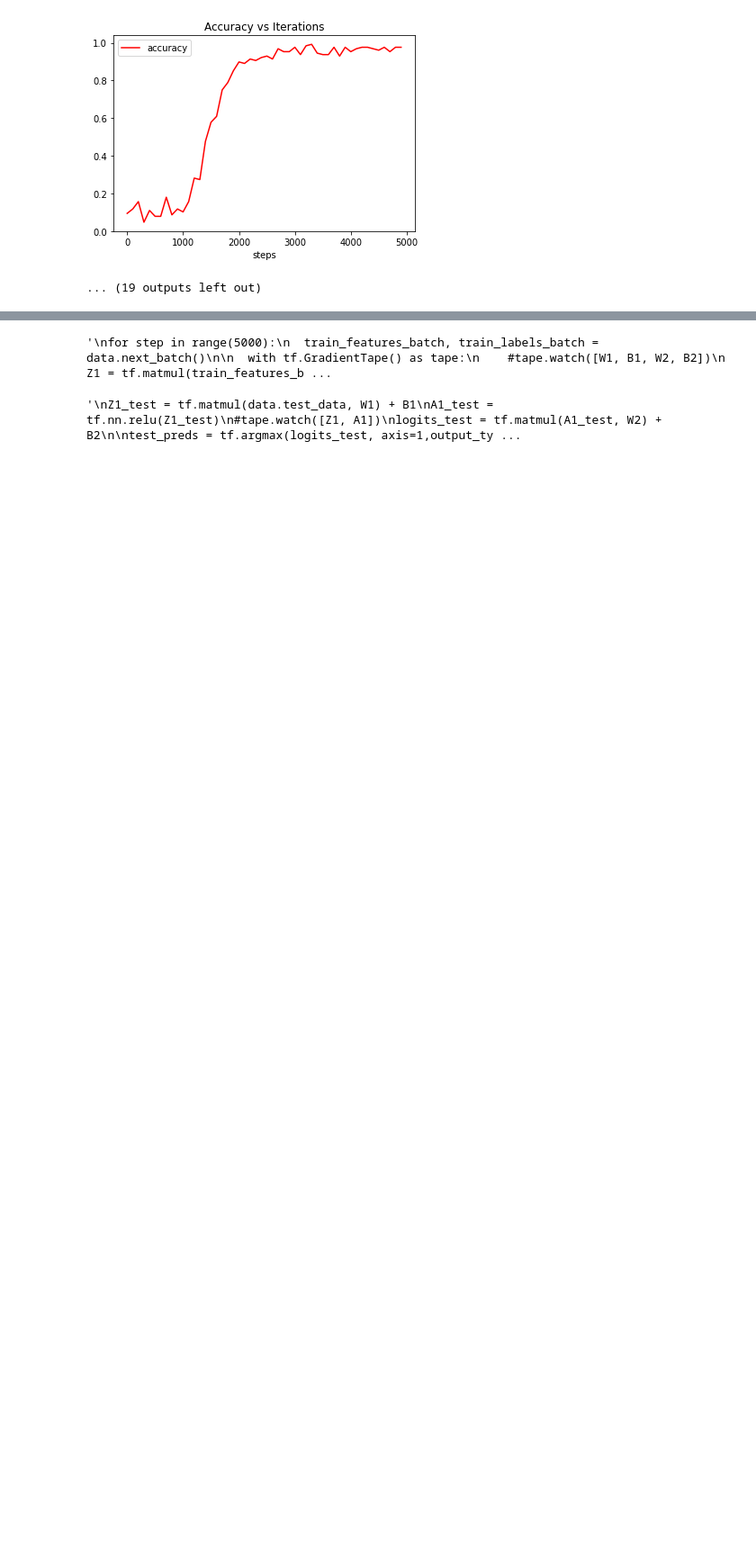
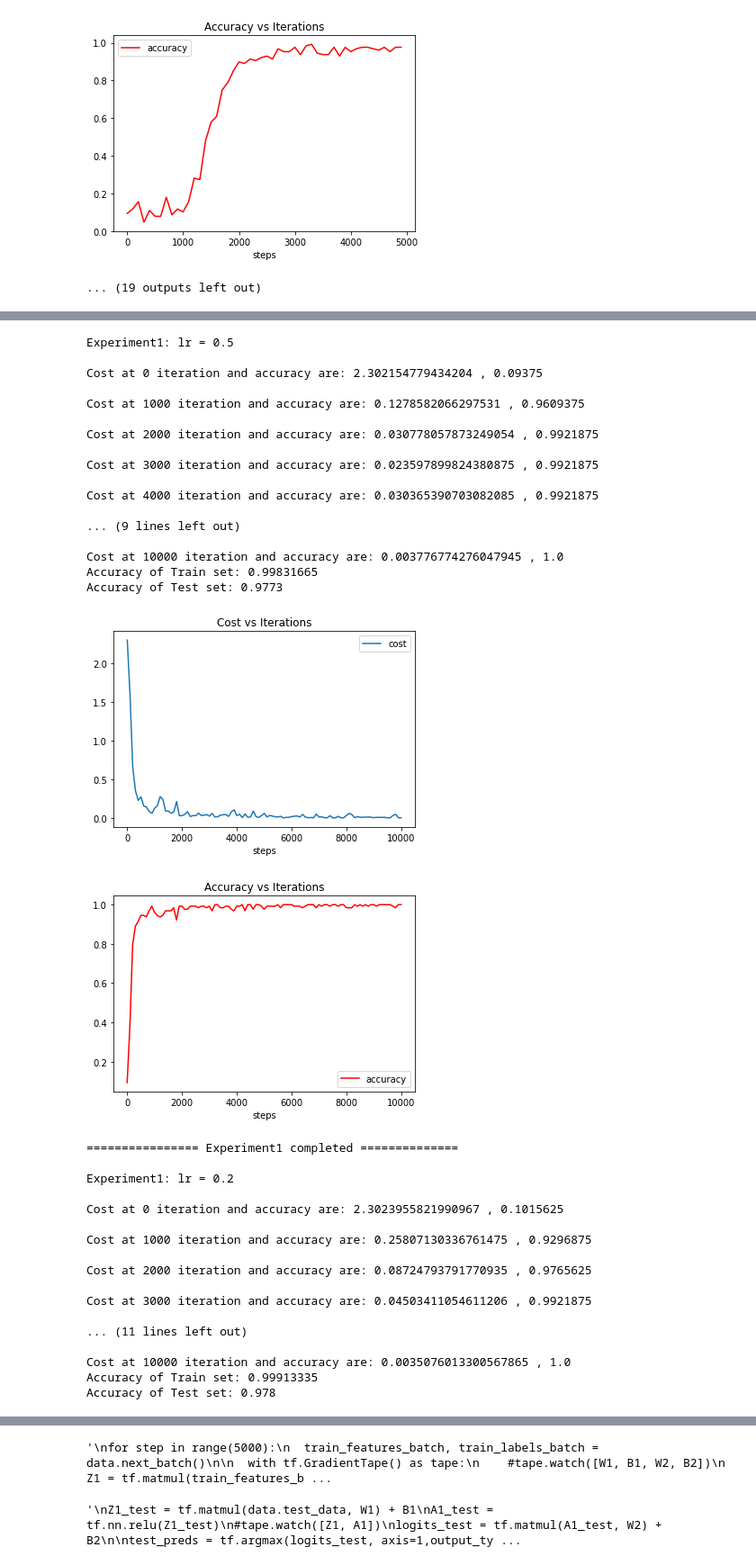
Before and after one commit to surajsrivathsa/ovgu_deeplearning, a Jupyter notebook: Assignment_1_Let_the_Tensors_Flow.ipynb, the cells around one changed output, grey strips where cells are left out. Shown at 90% size. Cells and saved outputs as stored; diff of their text form; code cells hidden in the pictures; blank space fills up the shorter version.

```diff
--- a/Assignment_1_Let_the_Tensors_Flow.ipynb
+++ b/Assignment_1_Let_the_Tensors_Flow.ipynb
@@ -725,0 +1028,39 @@ Exp 9: This is the same three layered network but ran with 15000 steps during tr
+# %%
+run_learningrate_experiments()
+# %% [output]
+Experiment1: lr = 0.5
+
+Cost at 0 iteration and accuracy are: 2.302154779434204 , 0.09375
+
+Cost at 1000 iteration and accuracy are: 0.1278582066297531 , 0.9609375
+
+Cost at 2000 iteration and accuracy are: 0.030778057873249054 , 0.9921875
+
+Cost at 3000 iteration and accuracy are: 0.023597899824380875 , 0.9921875
+
+Cost at 4000 iteration and accuracy are: 0.030365390703082085 , 0.9921875
+
+... (9 lines left out)
+
+Cost at 10000 iteration and accuracy are: 0.003776774276047945 , 1.0
+Accuracy of Train set: 0.99831665
+Accuracy of Test set: 0.9773
+[figure, added]
+[figure, added]
+================ Experiment1 completed ==============
+
+Experiment1: lr = 0.2
+
+Cost at 0 iteration and accuracy are: 2.3023955821990967 , 0.1015625
+
+Cost at 1000 iteration and accuracy are: 0.25807130336761475 , 0.9296875
+
+Cost at 2000 iteration and accuracy are: 0.08724793791770935 , 0.9765625
+
+Cost at 3000 iteration and accuracy are: 0.04503411054611206 , 0.9921875
+
+... (11 lines left out)
+
+Cost at 10000 iteration and accuracy are: 0.0035076013300567865 , 1.0
+Accuracy of Train set: 0.99913335
+Accuracy of Test set: 0.978
```
Also changed, not shown: parts of 39 cells of this notebook.
